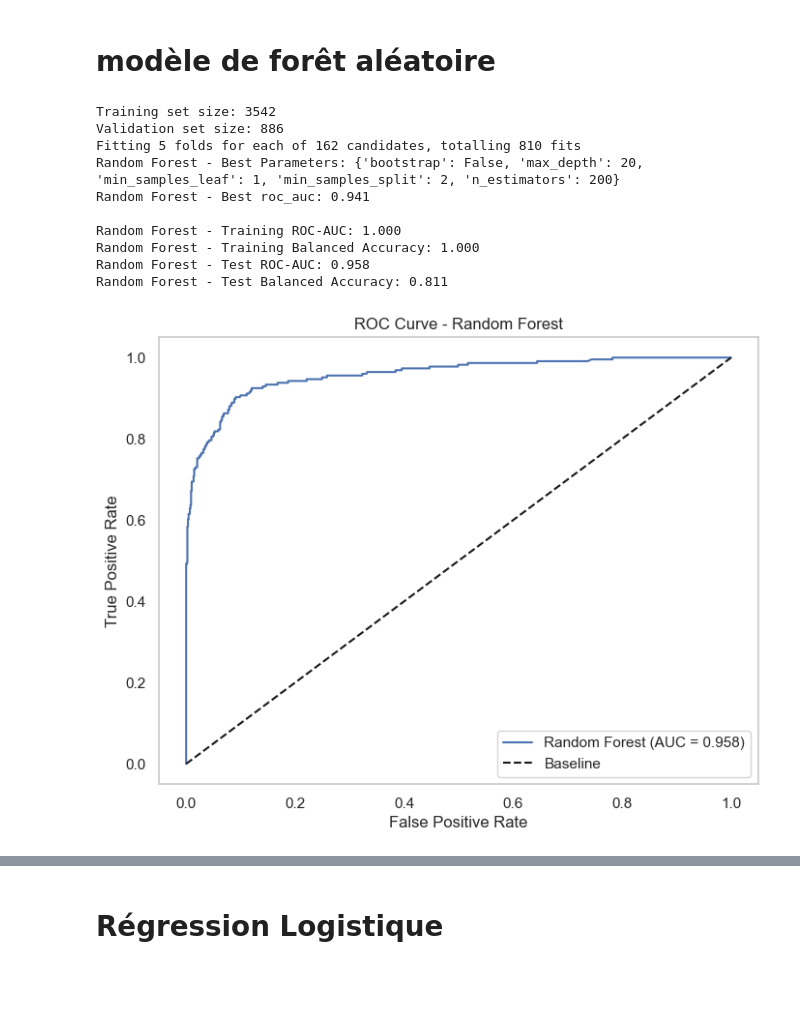
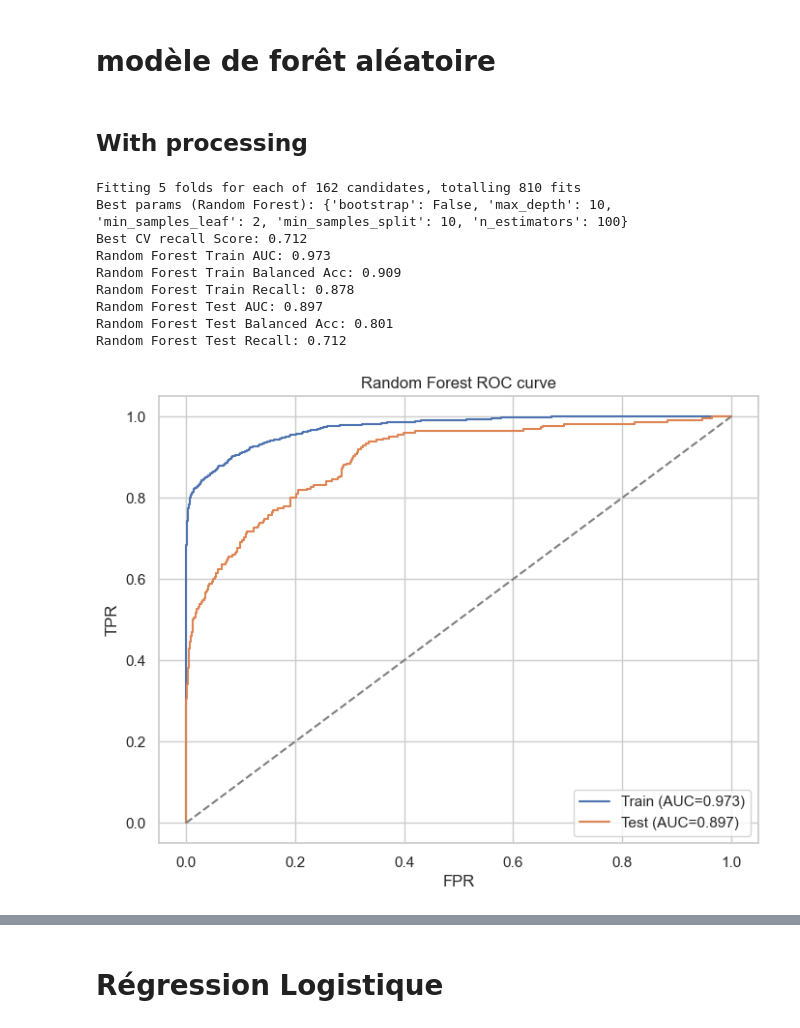
Before and after one commit to douboym/Projet-Scoring, a Jupyter notebook: analyse.ipynb, the cells around one changed output, grey strips where cells are left out. Drawn from its saved outputs; the diff is of its cells as text; code cells hidden in the pictures; blank space fills up the shorter version.

```diff
--- a/analyse.ipynb
+++ b/analyse.ipynb
@@ -1066,0 +1110,12 @@ BACC
+# %%
+knn = KNeighborsClassifier(n_neighbors=5)
+knn.fit(X_train, y_train)
+print(f"KNN AUC: {roc_auc_score(y_test, knn.predict_proba(X_test)[:, 1]).round(2)}")
+knn.fit(X_train_raw, y_train_raw)
+print(f"KNN AUC (Raw Data): {roc_auc_score(y_test_raw, knn.predict_proba(X_test_raw)[:, 1]).round(2)}\n")
+
+nb = GaussianNB()
+nb.fit(X_train, y_train)
+print(f"Naive Bayes AUC: {roc_auc_score(y_test, nb.predict_proba(X_test)[:, 1]).round(2)}")
+nb.fit(X_train_raw, y_train_raw)
+print(f"Naive Bayes AUC (Raw Data): {roc_auc_score(y_test_raw, nb.predict_proba(X_test_raw)[:, 1]).round(2)}")
@@ -1172,47 +1215,42 @@ def train_and_test_model(
 # %% [markdown]
 #  modèle de forêt aléatoire
+# %% [markdown]
+## With processing
 # %%
 # Définir le modèle
 rf_clf = RandomForestClassifier(class_weight='balanced', random_state=42)
 
 # Définir la grille d'hyperparamètres
 param_grid_rf = {
     'n_estimators': [50, 100, 200],  # Nombre d'arbres
     'max_depth': [5, 10, 20],       # Profondeur maximale
     'min_samples_split': [2, 5, 10], # Min. échantillons pour division
     'min_samples_leaf': [1, 2, 4],   # Min. échantillons dans une feuille
     'bootstrap': [True, False]       # Échantillonnage bootstrap
 }
 
 # Appeler la fonction
-best_rf, best_params_rf, metrics_rf = train_and_test_model(
+best_rf = train_test_with_cv(
     X_train=X_train,
     y_train=y_train,
     X_test=X_test,
     y_test=y_test,
     model=rf_clf,
     param_grid=param_grid_rf,
     model_name="Random Forest",
-    scoring='roc_auc',
-    search_type='grid',  # Changer en 'random' pour RandomizedSearchCV
-    cv=5,
-    n_iter=200,          # Utilisé uniquement pour RandomizedSearchCV
-    n_jobs=-1,
-    verbose=2,
-    plot=True
+    scoring='recall',
 )
 # %% [output]
-Training set size: 3542
-Validation set size: 886
 Fitting 5 folds for each of 162 candidates, totalling 810 fits
-Random Forest - Best Parameters: {'bootstrap': False, 'max_depth': 20, 'min_samples_leaf': 1, 'min_samples_split': 2, 'n_estimators': 200}
-Random Forest - Best roc_auc: 0.941
-
-Random Forest - Training ROC-AUC: 1.000
-Random Forest - Training Balanced Accuracy: 1.000
-Random Forest - Test ROC-AUC: 0.958
-Random Forest - Test Balanced Accuracy: 0.811
+Best params (Random Forest): {'bootstrap': False, 'max_depth': 10, 'min_samples_leaf': 2, 'min_samples_split': 10, 'n_estimators': 100}
+Best CV recall Score: 0.712
+Random Forest Train AUC: 0.973
+Random Forest Train Balanced Acc: 0.909
+Random Forest Train Recall: 0.878
+Random Forest Test AUC: 0.897
+Random Forest Test Balanced Acc: 0.801
+Random Forest Test Recall: 0.712
-[figure, old version]
+[figure, new version]
 # %%
 features_importances_model(best_rf, X_train, y_train, X.columns, len(X.columns), True)
 # %% [output]
```
Also changed, not shown: parts of 36 cells of this notebook, 12 other files.
